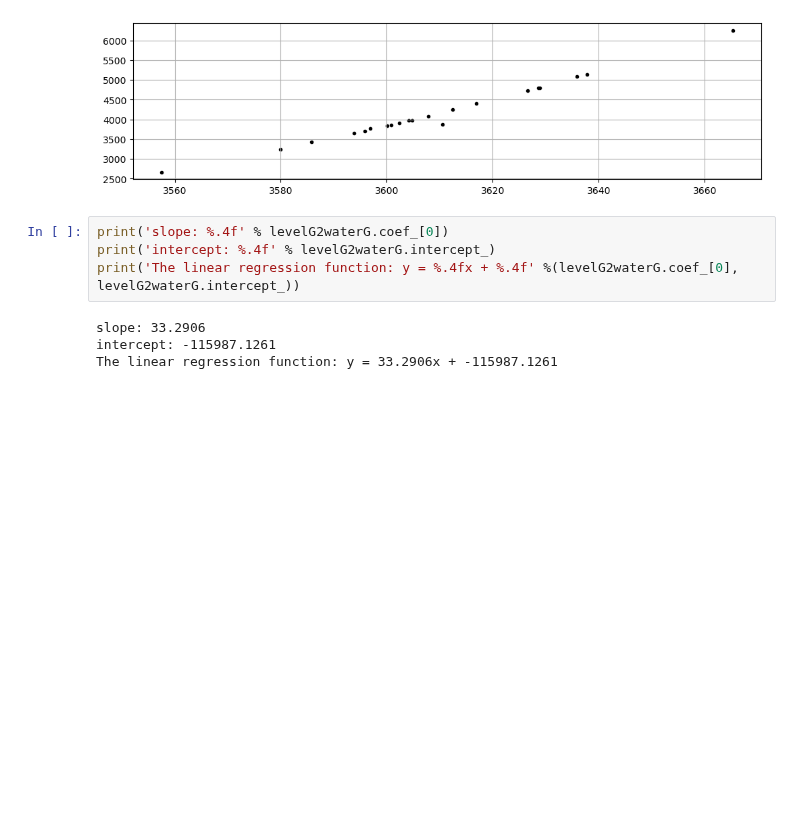
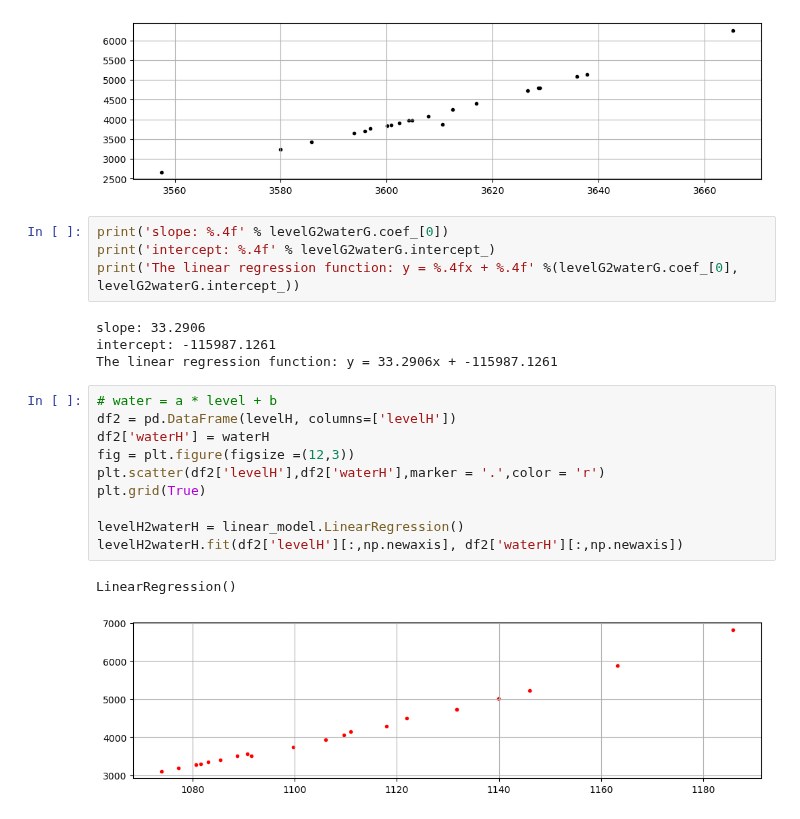
Before and after one commit to SILENT-GUO/MCM_works, a Jupyter notebook: 2022TaskB/Problem_1.ipynb, the cells around one changed output. Drawn from its saved outputs; the diff is of its cells as text; blank space fills up the shorter version.

```diff
--- a/2022TaskB/Problem_1.ipynb
+++ b/2022TaskB/Problem_1.ipynb
@@ -212,3 +245,16 @@ print('The linear regression function: y = %.4fx + %.4f' %(levelG2waterG.coef_[0
 slope: 33.2906
 intercept: -115987.1261
 The linear regression function: y = 33.2906x + -115987.1261
+# %%
+# water = a * level + b
+df2 = pd.DataFrame(levelH, columns=['levelH'])
+df2['waterH'] = waterH
+fig = plt.figure(figsize =(12,3))
+plt.scatter(df2['levelH'],df2['waterH'],marker = '.',color = 'r')
+plt.grid(True)
+
+levelH2waterH = linear_model.LinearRegression()
+levelH2waterH.fit(df2['levelH'][:,np.newaxis], df2['waterH'][:,np.newaxis])
+# %% [output]
+LinearRegression()
+[figure, added]
```
Also changed, not shown: parts of 5 cells of this notebook.
